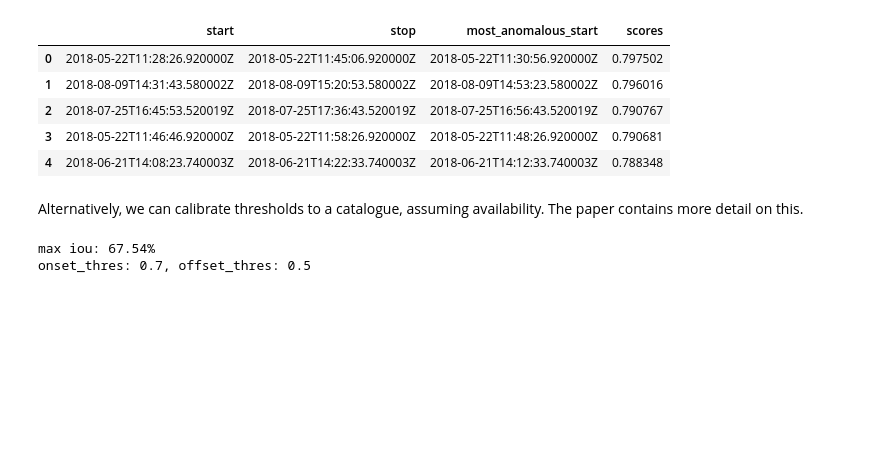
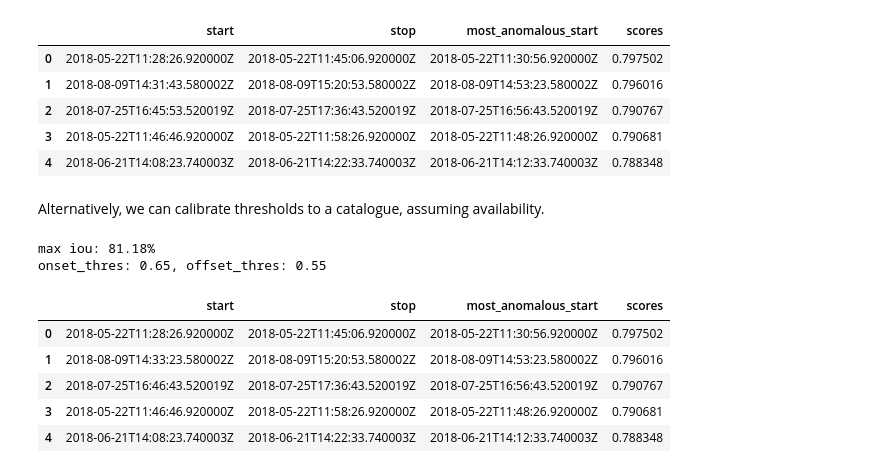
Before and after one commit to FKamper/seismic-isolation-forest, a Jupyter notebook: notebooks/if_illustration.ipynb, the cells around one changed output. Saved outputs shown, nothing was run; the diff lists cells and outputs as text; code cells hidden in the pictures; blank space fills up the shorter version.

```diff
--- a/notebooks/if_illustration.ipynb
+++ b/notebooks/if_illustration.ipynb
@@ -84,9 +79,9 @@ if_segments.head()
 | 3 | 2018-05-22T11:46:46.920000Z | 2018-05-22T11:58:26.920000Z | 2018-05-22T11:48:26.920000Z | 0.790681 |
 | 4 | 2018-06-21T14:08:23.740003Z | 2018-06-21T14:22:33.740003Z | 2018-06-21T14:12:33.740003Z | 0.788348 |
 # %% [markdown]
-Alternatively, we can calibrate thresholds to a catalogue, assuming availability. The paper contains more detail on this.
+Alternatively, we can calibrate thresholds to a catalogue, assuming availability.
 # %%
-flows = preproc_flow_annotations(pd.read_csv("../catalogs/XP/flow_catalog.csv"))
+flows = preproc_flow_annotations(pd.read_csv("../catalogs/XP/initial_catalog.csv"))
 lower_conf_flows, high_conf_flows, all_flows = extract_split_flows(
     flows, "ILL18", 2018, 2018
 )
@@ -101,32 +96,39 @@ dates = np.array(dates)
 dates = np.unique(dates)
 
 st = obspy.Stream()
 for dt in dates:
     start = obspy.UTCDateTime(f"{dt}T00:00:00")
     end = obspy.UTCDateTime(f"{dt}T23:59:59.999999")
     st += if_st.copy().trim(start, end)
 
 # capture the segments in the catalog as well as possible
 onset_grid = np.array([0.55, 0.60, 0.65, 0.70])
 offset_grid = np.array([0.50, 0.55, 0.60, 0.65])
 
 iou_table = np.zeros([len(onset_grid), len(offset_grid)])
 for i in range(onset_grid.shape[0]):
     for j in range(offset_grid.shape[0]):
         if onset_grid[i] < offset_grid[j]:
             continue
 
         segments = stream_trigger_detections(st, onset_grid[i], offset_grid[j])
         inter, union, _ = iou(segments, all_flows)
         iou_table[i, j] = inter[-1] / union[-1]
 
 max_idx = np.unravel_index(np.argmax(iou_table), iou_table.shape)
 onset_thres, offset_thres = onset_grid[max_idx[0]], offset_grid[max_idx[1]]
 
 print(f"max iou: {100 * iou_table[max_idx]:.2f}%")
 print(f"onset_thres: {onset_thres}, offset_thres: {offset_thres}")
 if_segments = stream_trigger_detections(if_st, onset_thres, offset_thres)
 if_segments.to_csv("../output/illustration/ILL18_segments.csv")
+if_segments.head()
 # %% [output]
-max iou: 67.54%
-onset_thres: 0.7, offset_thres: 0.5
+max iou: 81.18%
+onset_thres: 0.65, offset_thres: 0.55
+|  | start | stop | most_anomalous_start | scores |
+| 0 | 2018-05-22T11:28:26.920000Z | 2018-05-22T11:45:06.920000Z | 2018-05-22T11:30:56.920000Z | 0.797502 |
+| 1 | 2018-08-09T14:33:23.580002Z | 2018-08-09T15:20:53.580002Z | 2018-08-09T14:53:23.580002Z | 0.796016 |
+| 2 | 2018-07-25T16:46:43.520019Z | 2018-07-25T17:36:43.520019Z | 2018-07-25T16:56:43.520019Z | 0.790767 |
+| 3 | 2018-05-22T11:46:46.920000Z | 2018-05-22T11:58:26.920000Z | 2018-05-22T11:48:26.920000Z | 0.790681 |
+| 4 | 2018-06-21T14:08:23.740003Z | 2018-06-21T14:22:33.740003Z | 2018-06-21T14:12:33.740003Z | 0.788348 |
```
Also changed, not shown: parts of 1 cell of this notebook, 2 other files.
